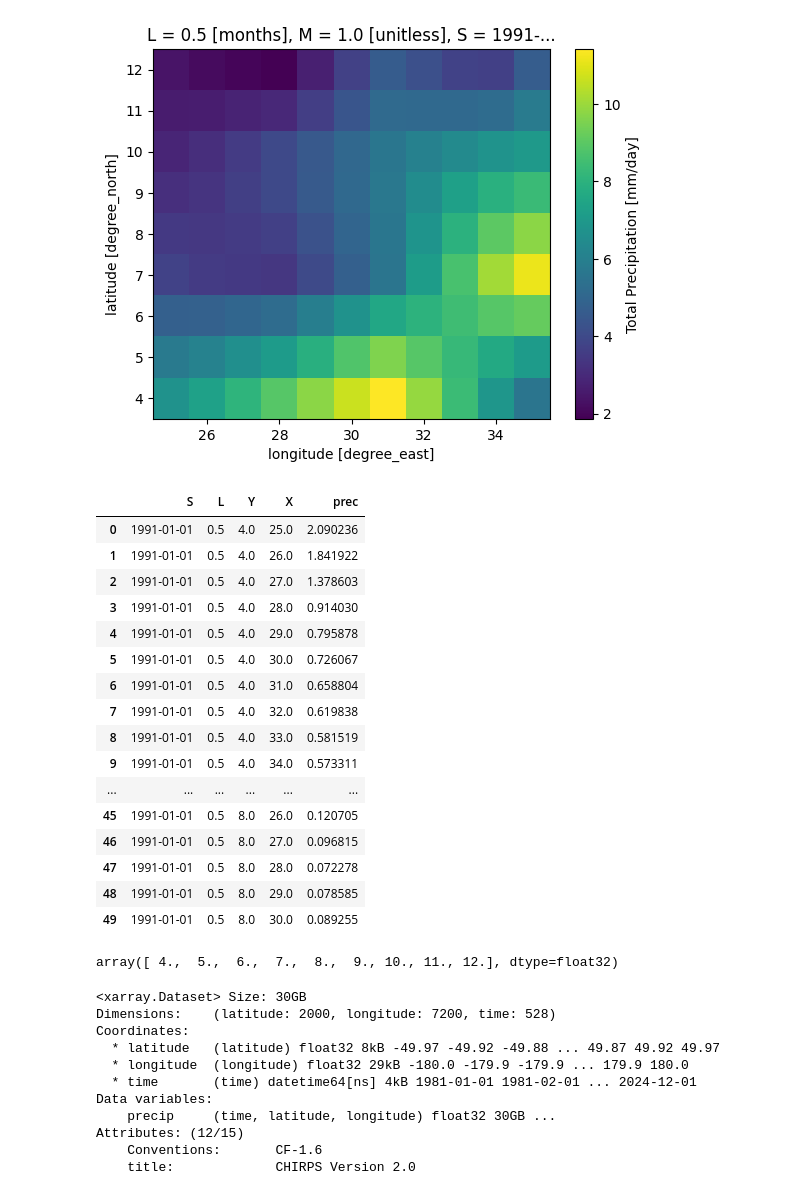
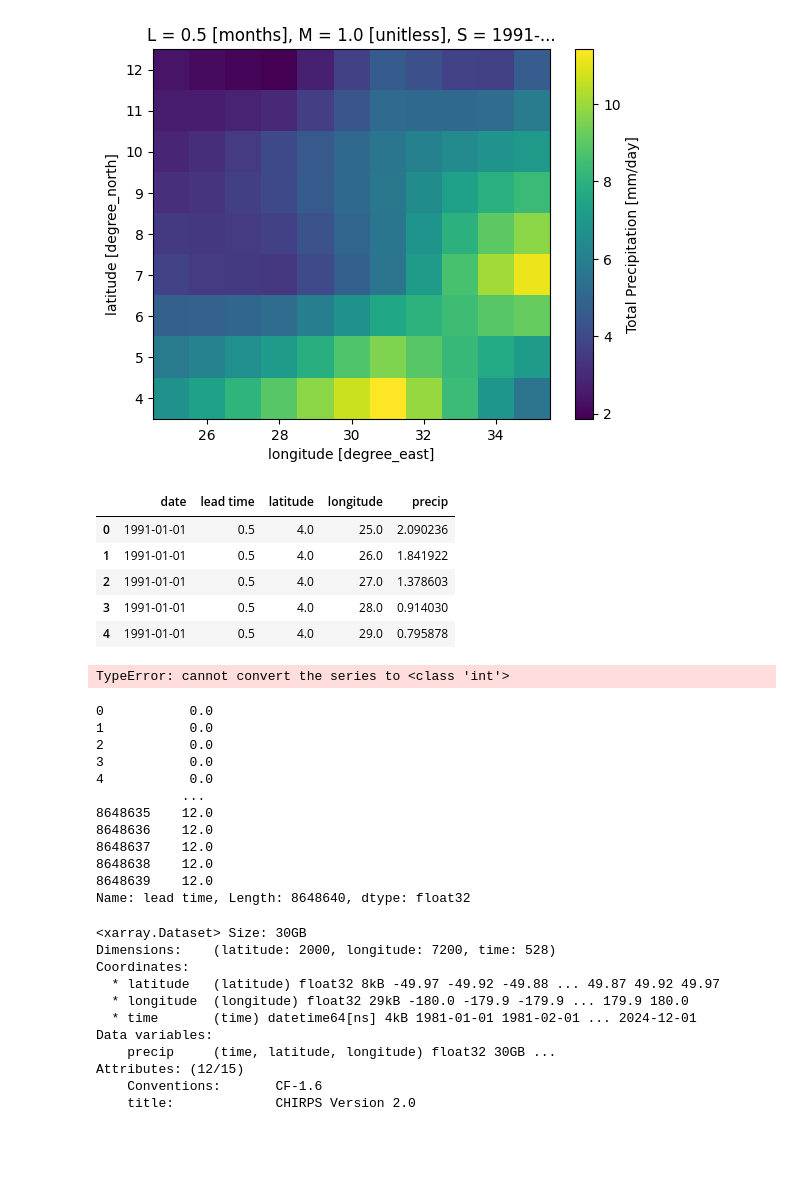
Before and after one commit to yatli24/CHC, a Jupyter notebook: Figure 3.ipynb, the cells around one changed output. Drawn from its saved outputs; the diff is of its cells as text; code cells hidden in the pictures; blank space fills up the shorter version.

```diff
--- a/Figure 3.ipynb
+++ b/Figure 3.ipynb
@@ -29,28 +29,35 @@ CanESM5_south_sudan_test['prec'].plot()
 # %%
 CanESM5 = xr.open_mfdataset('data/NMME/CanESM5/*.nc')
 CanESM5_south_sudan = CanESM5.sel(Y=slice(3.5, 12.5), X=slice(25, 35))
-CanESM5_south_sudan_df = CanESM5_south_sudan.to_dataframe().reset_index().drop('M', axis = 1)
+CanESM5_south_sudan_df = CanESM5_south_sudan.to_dataframe().reset_index().drop('M', axis = 1).rename(columns = {'S': 'date', 'L': 'lead time', 'Y': 'latitude', 'X': 'longitude', 'prec': 'precip'})
 # %%
-CanESM5_south_sudan_df.head(n=50)
+CanESM5_south_sudan_df.head()
 # %% [output]
-|  | S | L | Y | X | prec |
+|  | date | lead time | latitude | longitude | precip |
 | 0 | 1991-01-01 | 0.5 | 4.0 | 25.0 | 2.090236 |
 | 1 | 1991-01-01 | 0.5 | 4.0 | 26.0 | 1.841922 |
 | 2 | 1991-01-01 | 0.5 | 4.0 | 27.0 | 1.378603 |
 | 3 | 1991-01-01 | 0.5 | 4.0 | 28.0 | 0.914030 |
 | 4 | 1991-01-01 | 0.5 | 4.0 | 29.0 | 0.795878 |
-| 5 | 1991-01-01 | 0.5 | 4.0 | 30.0 | 0.726067 |
-| 6 | 1991-01-01 | 0.5 | 4.0 | 31.0 | 0.658804 |
-| 7 | 1991-01-01 | 0.5 | 4.0 | 32.0 | 0.619838 |
-| 8 | 1991-01-01 | 0.5 | 4.0 | 33.0 | 0.581519 |
-| 9 | 1991-01-01 | 0.5 | 4.0 | 34.0 | 0.573311 |
-| ... | ... | ... | ... | ... | ... |
-| 45 | 1991-01-01 | 0.5 | 8.0 | 26.0 | 0.120705 |
-| 46 | 1991-01-01 | 0.5 | 8.0 | 27.0 | 0.096815 |
-| 47 | 1991-01-01 | 0.5 | 8.0 | 28.0 | 0.072278 |
-| 48 | 1991-01-01 | 0.5 | 8.0 | 29.0 | 0.078585 |
-| 49 | 1991-01-01 | 0.5 | 8.0 | 30.0 | 0.089255 |
-# %%
-CanESM5_south_sudan_df['Y'].unique()
-# %% [output]
-array([ 4.,  5.,  6.,  7.,  8.,  9., 10., 11., 12.], dtype=float32)
+# %%
+CanESM5_south_sudan_df_clean = CanESM5_south_sudan_df
+CanESM5_south_sudan_df_clean['month'] = CanESM5_south_sudan_df_clean['date'].dt.month
+CanESM5_south_sudan_df_clean['date predicted'] = CanESM5_south_sudan_df_clean['date'] + pd.DateOffset(months=CanESM5_south_sudan_df_clean['lead time'].round())
+CanESM5_south_sudan_df_clean
+# %% [output]
+TypeError: cannot convert the series to <class 'int'>
+# %%
+CanESM5_south_sudan_df_clean['lead time'].round()
+# %% [output]
+0           0.0
+1           0.0
+2           0.0
+3           0.0
+4           0.0
+           ...
+8648635    12.0
+8648636    12.0
+8648637    12.0
+8648638    12.0
+8648639    12.0
+Name: lead time, Length: 8648640, dtype: float32
```
Also changed, not shown: parts of 2 cells of this notebook.
